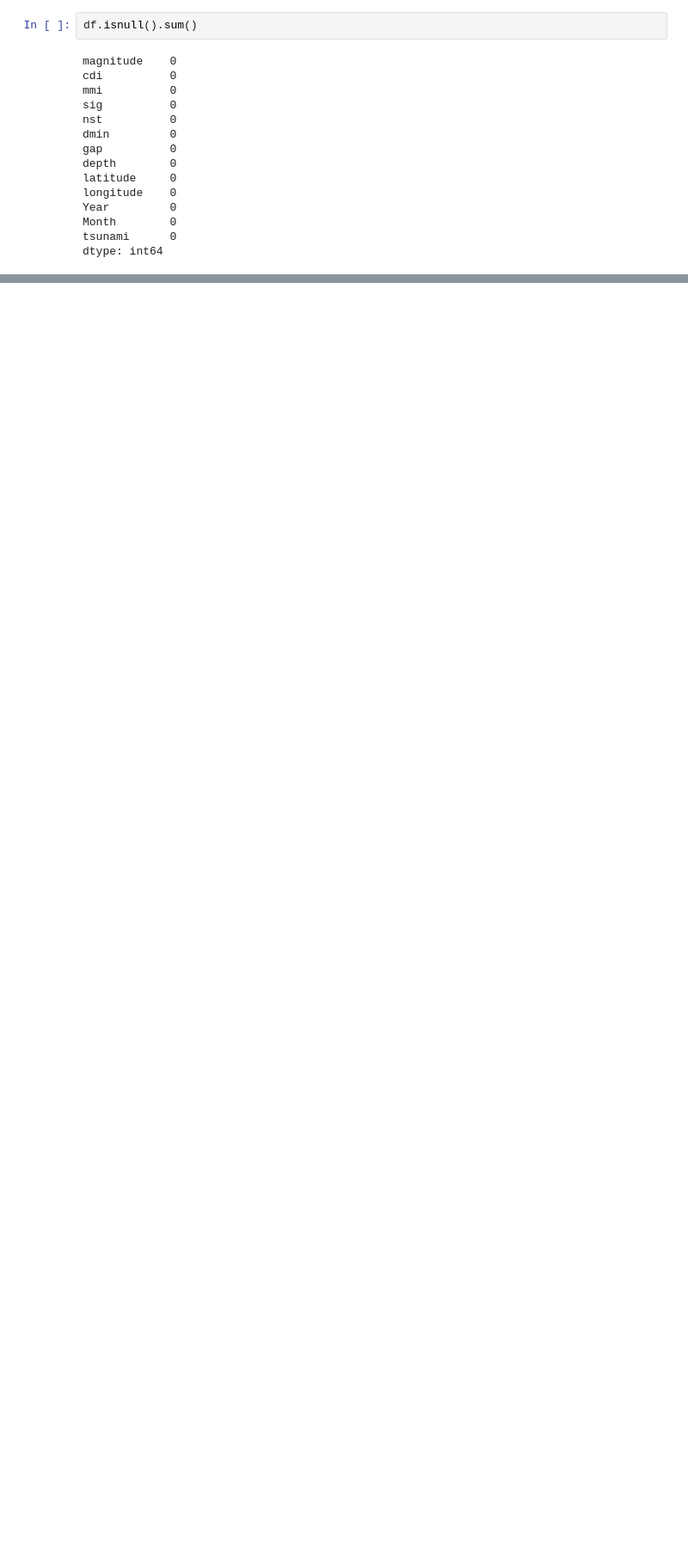
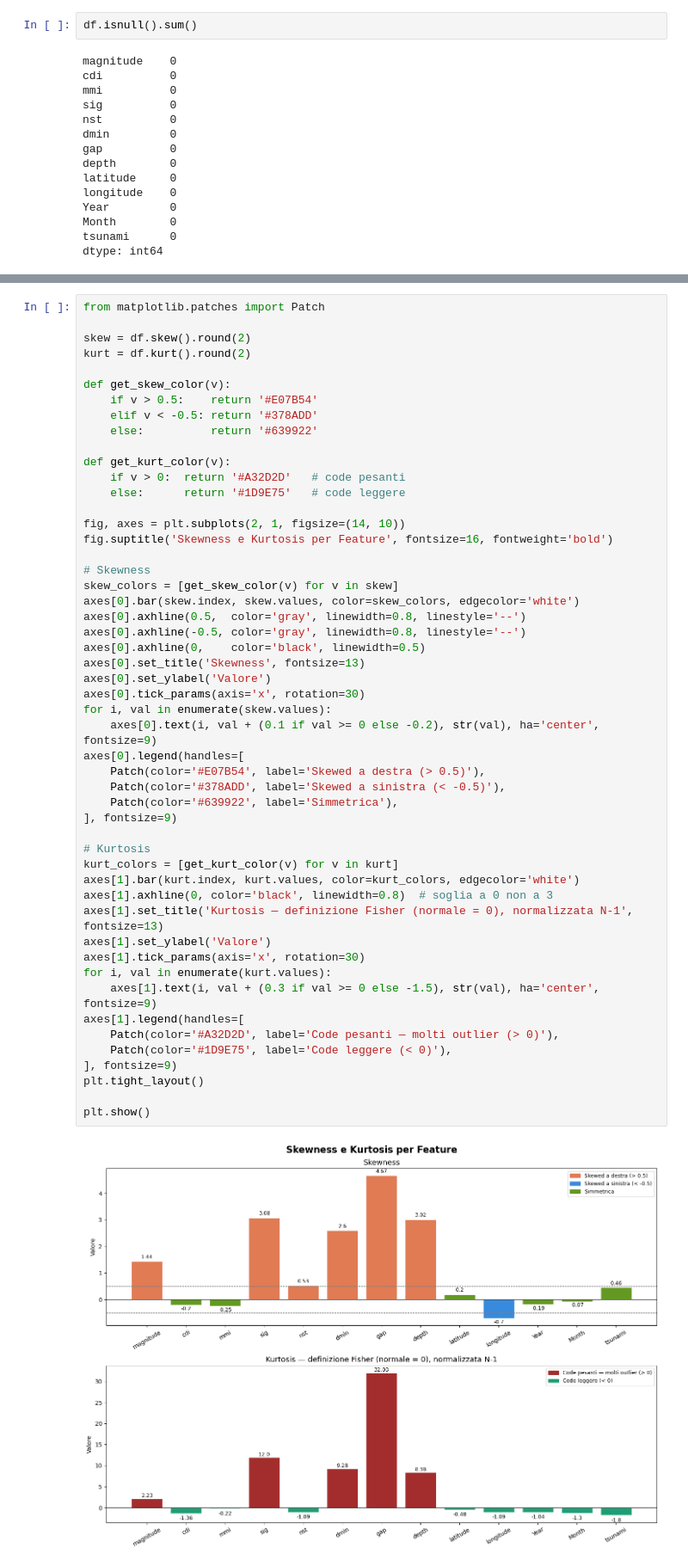
Before and after one commit to juanasofiacruzcontento-svg/machine_learning, a Jupyter notebook: notebooks/01_eda.ipynb, the cells around one changed output, grey strips where cells are left out. Shown at 86% size. Drawn from its saved outputs; the diff is of its cells as text; blank space fills up the shorter version.

```diff
--- a/notebooks/01_eda.ipynb
+++ b/notebooks/01_eda.ipynb
@@ -84,0 +261,53 @@ plt.show()
+# %%
+from matplotlib.patches import Patch
+
+skew = df.skew().round(2)
+kurt = df.kurt().round(2)
+
+def get_skew_color(v):
+    if v > 0.5:    return '#E07B54'
+    elif v < -0.5: return '#378ADD'
+    else:          return '#639922'
+
+def get_kurt_color(v):
+    if v > 0:  return '#A32D2D'   # code pesanti
+    else:      return '#1D9E75'   # code leggere
+
+fig, axes = plt.subplots(2, 1, figsize=(14, 10))
+fig.suptitle('Skewness e Kurtosis per Feature', fontsize=16, fontweight='bold')
+
+# Skewness
+skew_colors = [get_skew_color(v) for v in skew]
+axes[0].bar(skew.index, skew.values, color=skew_colors, edgecolor='white')
+axes[0].axhline(0.5,  color='gray', linewidth=0.8, linestyle='--')
+axes[0].axhline(-0.5, color='gray', linewidth=0.8, linestyle='--')
+axes[0].axhline(0,    color='black', linewidth=0.5)
+axes[0].set_title('Skewness', fontsize=13)
+axes[0].set_ylabel('Valore')
+axes[0].tick_params(axis='x', rotation=30)
+for i, val in enumerate(skew.values):
+    axes[0].text(i, val + (0.1 if val >= 0 else -0.2), str(val), ha='center', fontsize=9)
+axes[0].legend(handles=[
+    Patch(color='#E07B54', label='Skewed a destra (> 0.5)'),
+    Patch(color='#378ADD', label='Skewed a sinistra (< -0.5)'),
+    Patch(color='#639922', label='Simmetrica'),
+], fontsize=9)
+
+# Kurtosis
+kurt_colors = [get_kurt_color(v) for v in kurt]
+axes[1].bar(kurt.index, kurt.values, color=kurt_colors, edgecolor='white')
+axes[1].axhline(0, color='black', linewidth=0.8)  # soglia a 0 non a 3
+axes[1].set_title('Kurtosis — definizione Fisher (normale = 0), normalizzata N-1', fontsize=13)
+axes[1].set_ylabel('Valore')
+axes[1].tick_params(axis='x', rotation=30)
+for i, val in enumerate(kurt.values):
+    axes[1].text(i, val + (0.3 if val >= 0 else -1.5), str(val), ha='center', fontsize=9)
+axes[1].legend(handles=[
+    Patch(color='#A32D2D', label='Code pesanti — molti outlier (> 0)'),
+    Patch(color='#1D9E75', label='Code leggere (< 0)'),
+], fontsize=9)
+plt.tight_layout()
+
+plt.show()
+# %% [output]
+[figure, added]
```
Also changed, not shown: parts of 20 cells of this notebook.
